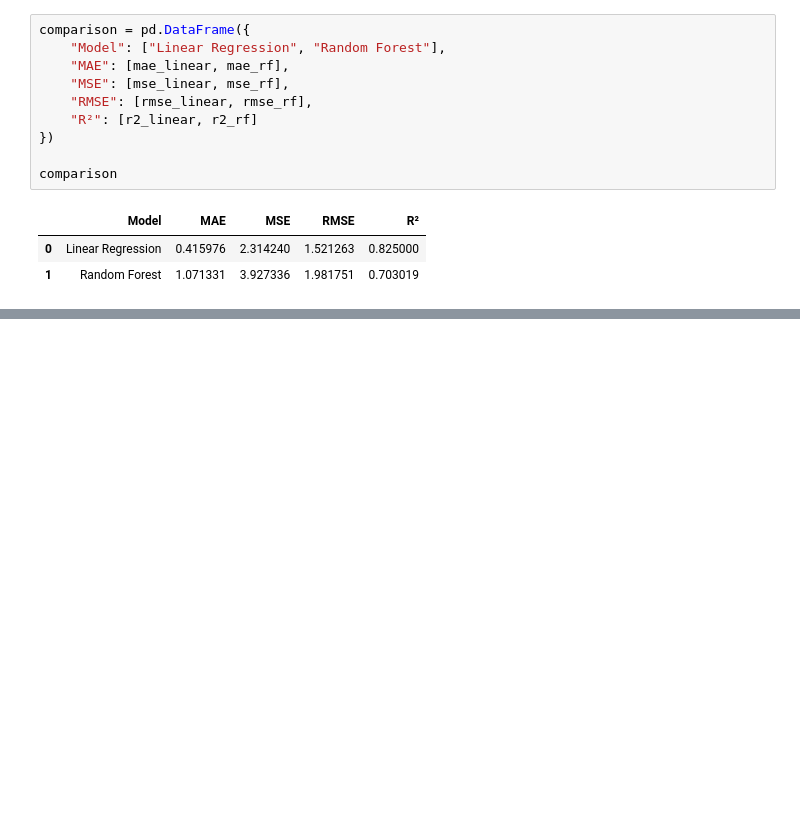
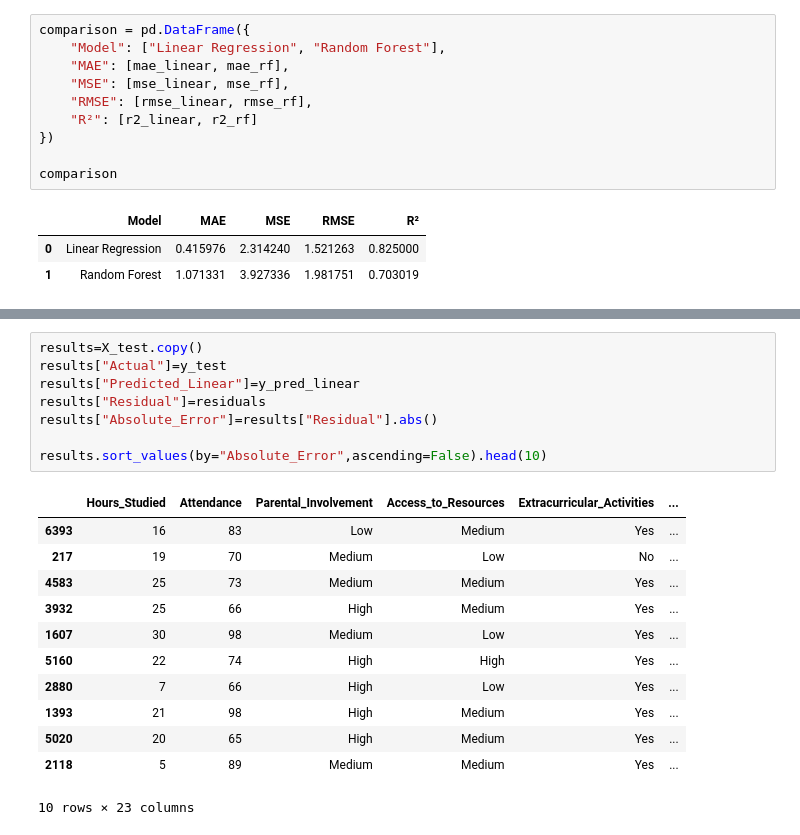
Before and after one commit to Hamsini242007/student-performance, a Jupyter notebook: notebook.ipynb, the cells around one changed output, grey strips where cells are left out. Cells and saved outputs as stored; diff of their text form; blank space fills up the shorter version.

```diff
--- a/notebook.ipynb
+++ b/notebook.ipynb
@@ -313,0 +362,21 @@ comparison
+# %%
+results=X_test.copy()
+results["Actual"]=y_test
+results["Predicted_Linear"]=y_pred_linear
+results["Residual"]=residuals
+results["Absolute_Error"]=results["Residual"].abs()
+
+results.sort_values(by="Absolute_Error",ascending=False).head(10)
+# %% [output]
+|  | Hours_Studied | Attendance | Parental_Involvement | Access_to_Resources | Extracurricular_Activities | ... |
+| 6393 | 16 | 83 | Low | Medium | Yes | ... |
+| 217 | 19 | 70 | Medium | Low | No | ... |
+| 4583 | 25 | 73 | Medium | Medium | Yes | ... |
+| 3932 | 25 | 66 | High | Medium | Yes | ... |
+| 1607 | 30 | 98 | Medium | Low | Yes | ... |
+| 5160 | 22 | 74 | High | High | Yes | ... |
+| 2880 | 7 | 66 | High | Low | Yes | ... |
+| 1393 | 21 | 98 | High | Medium | Yes | ... |
+| 5020 | 20 | 65 | High | Medium | Yes | ... |
+| 2118 | 5 | 89 | Medium | Medium | Yes | ... |
+10 rows × 23 columns
```
Also changed, not shown: parts of 4 cells of this notebook.
